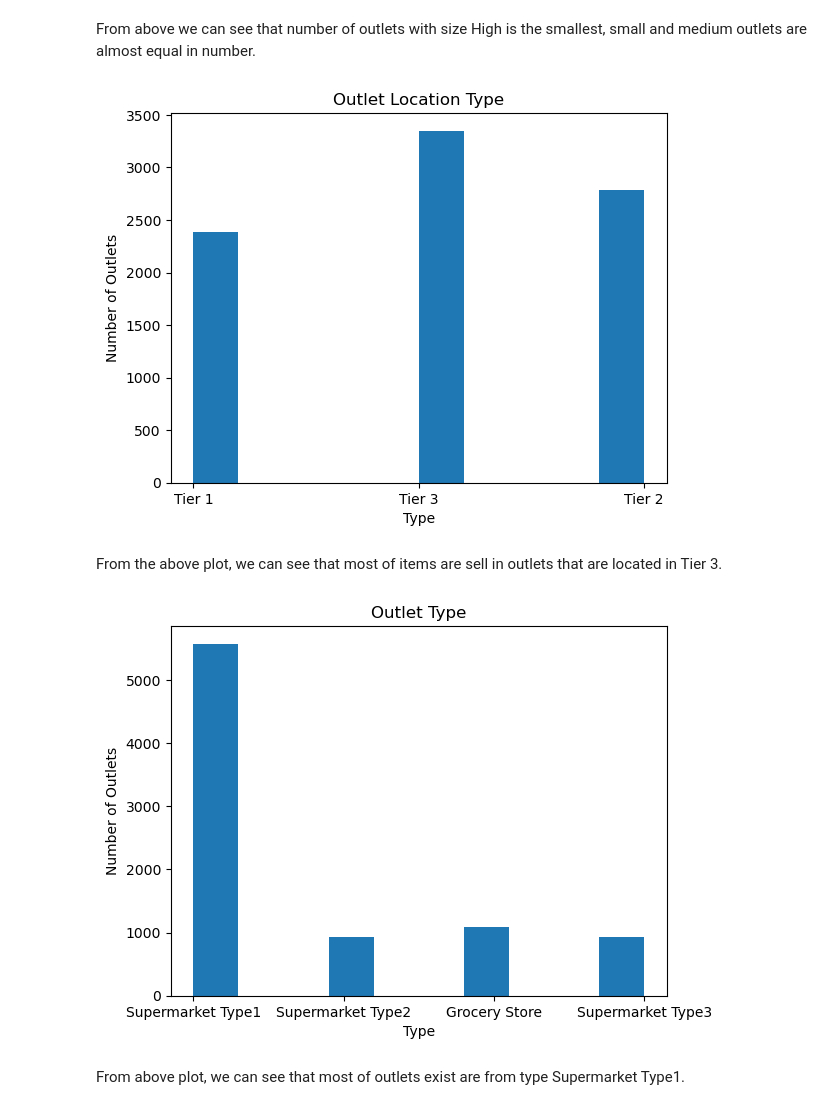
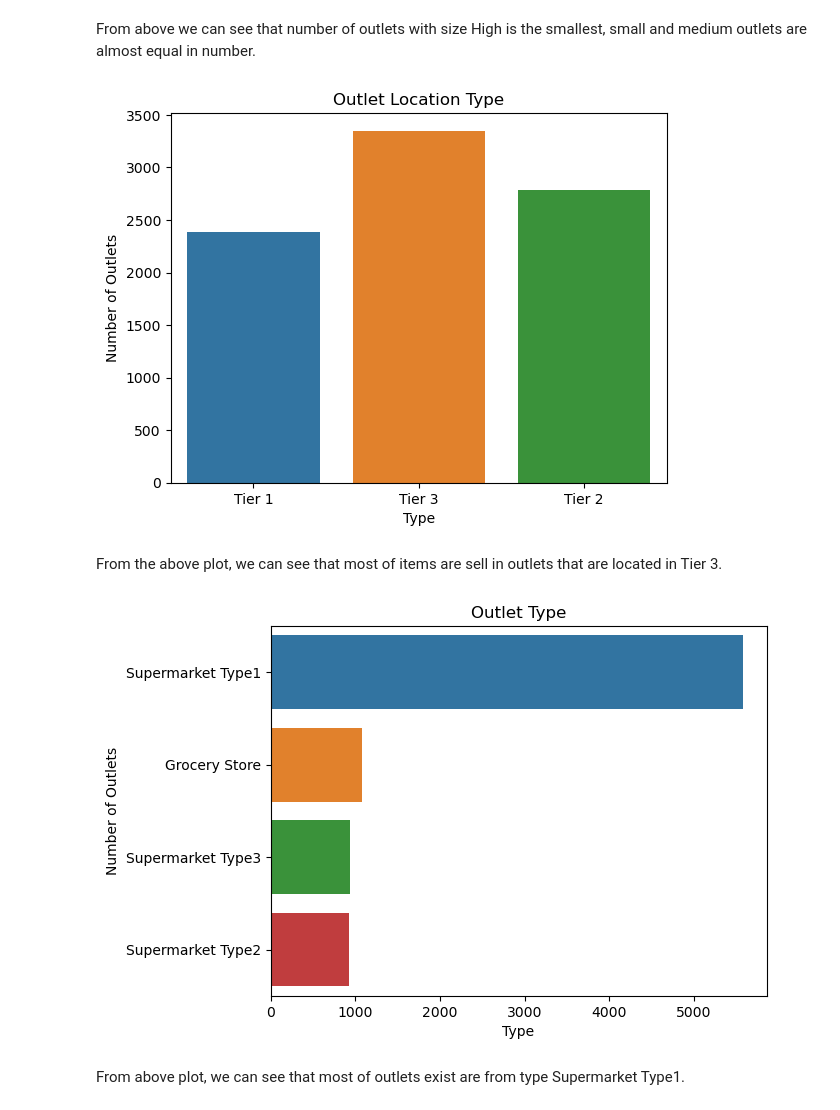
Before and after one commit to Technocolabs100/BigMart-Data-Analysis-and-Prediction, a Jupyter notebook: Mahmoud_Khaled_mahmoud.khaled12245@gmail.com.ipynb, the cells around one changed output. Saved outputs shown, nothing was run; the diff lists cells and outputs as text; code cells hidden in the pictures.

```diff
--- a/Mahmoud_Khaled_mahmoud.khaled12245@gmail.com.ipynb
+++ b/Mahmoud_Khaled_mahmoud.khaled12245@gmail.com.ipynb
@@ -95,9 +95,9 @@ class HistogramPlotter():
     def __init__(self):
         pass
 
-    def plot_hist(self, data, column_name, title, xlabel, ylabel):
+    def plot_countplot(self, data, column_name, title, xlabel, ylabel):
         """
-        This function plots a histogram for a given column in a given data frame
+        This function plots a countplot for a given column in a given data frame
 
         Parameters:
         data (dataframe): the dataframe to be used
@@ -110,15 +110,14 @@ class HistogramPlotter():
         None
         """
         plt.title(title)
-        data[column_name].hist()
+        sns.countplot(data=data, x=column_name)
         plt.xlabel(xlabel)
         plt.ylabel(ylabel)
-        plt.grid(False)
         plt.show()
 
-    def plot_hist_horizontal(self, data, column_name, title, xlabel, ylabel):
+    def plot_countplot_horizontal(self, data, column_name, title, xlabel, ylabel):
         """
-        This function plots a horizontal histogram for a given column in a given data frame
+        This function plots a countplot for a given column in a given data frame
 
         Parameters:
         data (dataframe): the dataframe to be used
@@ -131,10 +130,9 @@ class HistogramPlotter():
         None
         """
         plt.title(title)
-        data[column_name].value_counts().plot(kind='barh')
+        sns.countplot(data=data, y=column_name, order = data[column_name].value_counts().index)
         plt.xlabel(xlabel)
         plt.ylabel(ylabel)
-        plt.grid(False)
         plt.show()
 
     def plot_displot(self, data, column_name, title, xlabel, ylabel):
@@ -166,15 +164,15 @@ plotter.plot_hist(train_data, 'Outlet_Size', 'Outlet Size', 'Size', 'Number of O
 # %% [markdown]
 From above we can see that number of outlets with size High is the smallest, small and medium outlets are almost equal in number.
 # %%
-plotter.plot_hist(train_data, 'Outlet_Location_Type', 'Outlet Location Type', 'Type', 'Number of Outlets')
+plotter.plot_countplot(train_data, 'Outlet_Location_Type', 'Outlet Location Type', 'Type', 'Number of Outlets')
 # %% [output]
-[figure, old version]
+[figure, new version]
 # %% [markdown]
 From the above plot, we can see that most of items are sell in outlets that are located in Tier 3.
 # %%
-plotter.plot_hist(train_data, 'Outlet_Type', 'Outlet Type', 'Type', 'Number of Outlets')
+plotter.plot_countplot_horizontal(train_data, 'Outlet_Type', 'Outlet Type', 'Type', 'Number of Outlets')
 # %% [output]
-[figure, old version]
+[figure, new version]
 # %% [markdown]
 From above plot, we can see that most of outlets exist are from type Supermarket Type1.
 # %%
```
Also changed, not shown: parts of 22 cells of this notebook.
